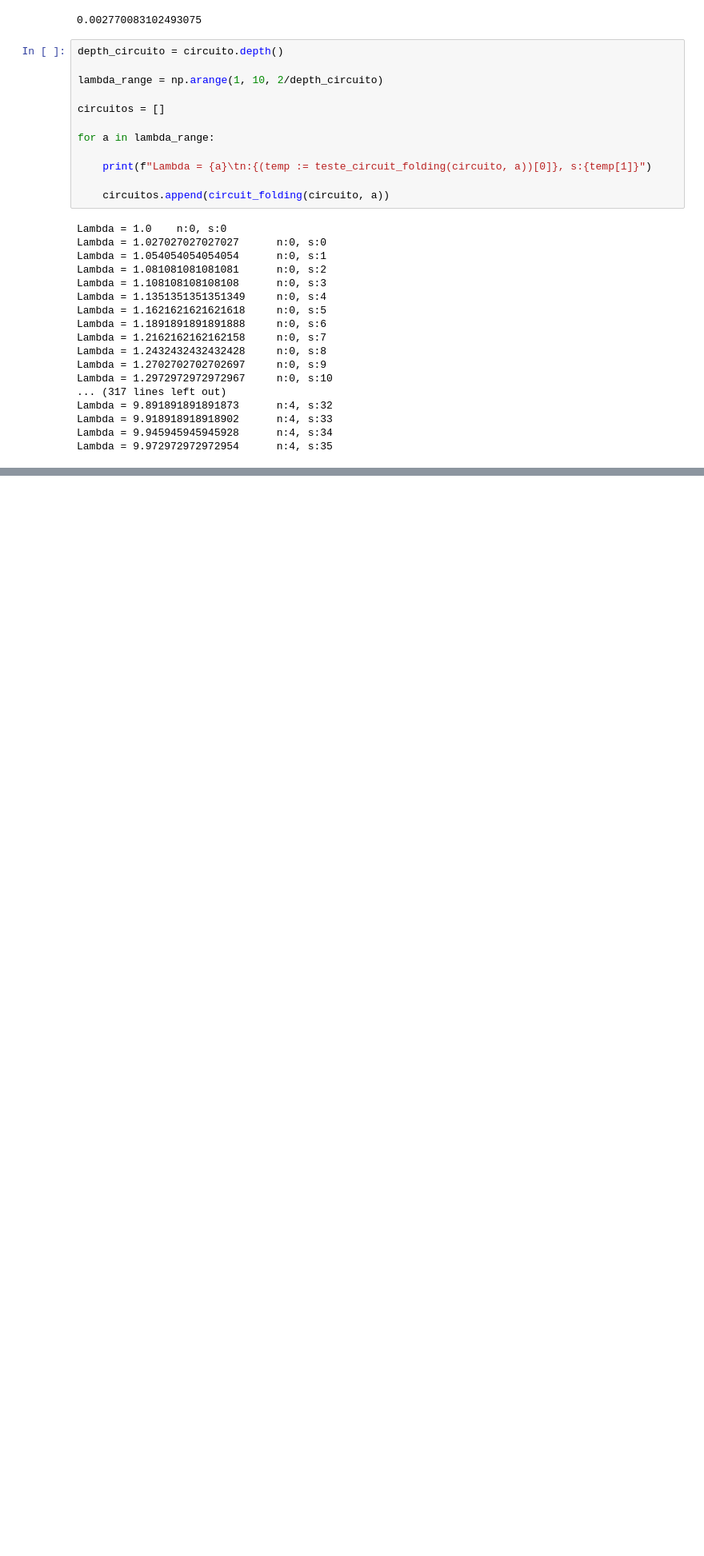
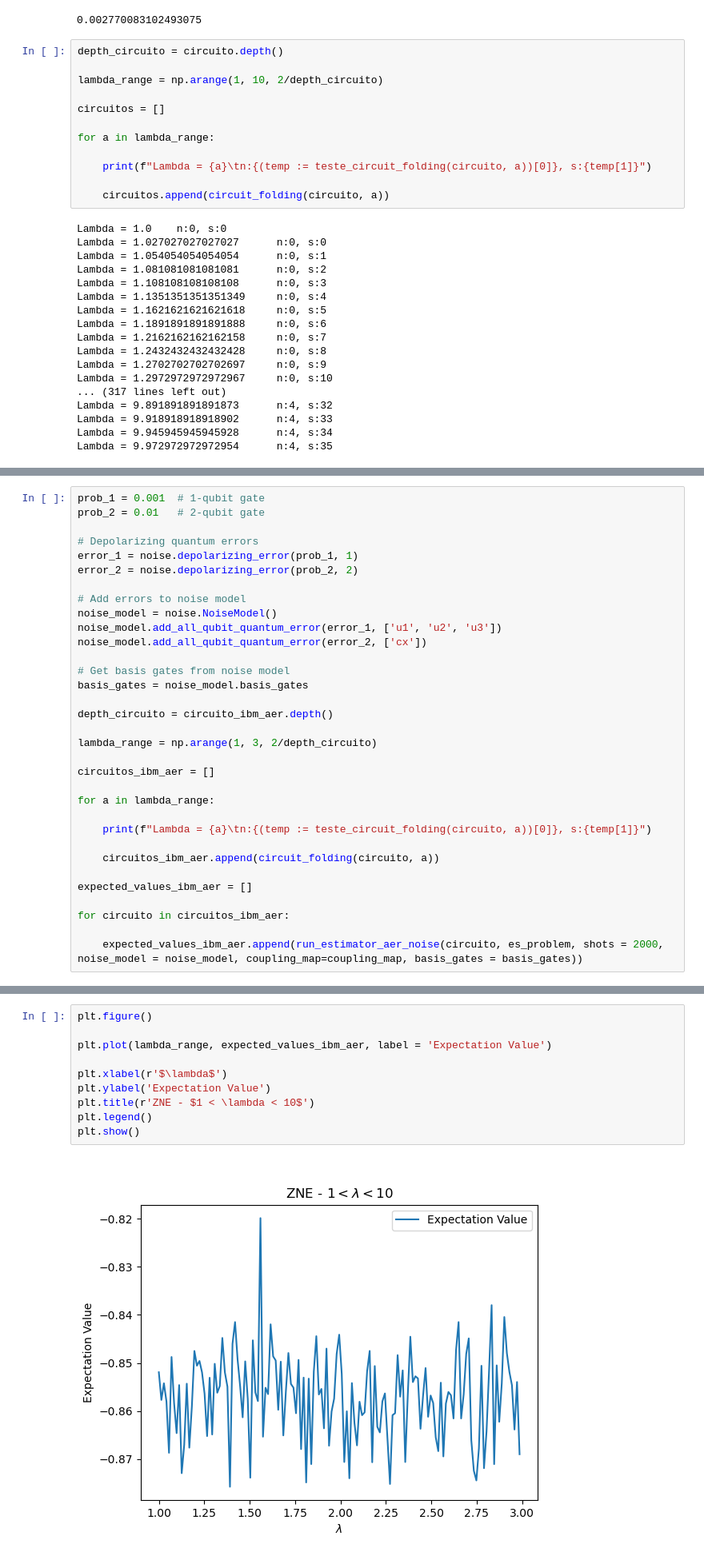
Before and after one commit to Gtortoretto/Quantum-Computing, a Jupyter notebook: AWS/Gabriel/GroundState6 - ZNE/main.ipynb, the cells around one changed output, grey strips where cells are left out. Shown at 80% size. Drawn from its saved outputs; the diff is of its cells as text; blank space fills up the shorter version.

```diff
--- a/AWS/Gabriel/GroundState6 - ZNE/main.ipynb
+++ b/AWS/Gabriel/GroundState6 - ZNE/main.ipynb
@@ -524,0 +621,33 @@ plt.show()
+# %%
+prob_1 = 0.001  # 1-qubit gate
+prob_2 = 0.01   # 2-qubit gate
+
+# Depolarizing quantum errors
+error_1 = noise.depolarizing_error(prob_1, 1)
+error_2 = noise.depolarizing_error(prob_2, 2)
+
+# Add errors to noise model
+noise_model = noise.NoiseModel()
+noise_model.add_all_qubit_quantum_error(error_1, ['u1', 'u2', 'u3'])
+noise_model.add_all_qubit_quantum_error(error_2, ['cx'])
+
+# Get basis gates from noise model
+basis_gates = noise_model.basis_gates
+
+depth_circuito = circuito_ibm_aer.depth()
+
+lambda_range = np.arange(1, 3, 2/depth_circuito)
+
+circuitos_ibm_aer = []
+
+for a in lambda_range:
+
+    print(f"Lambda = {a}\tn:{(temp := teste_circuit_folding(circuito, a))[0]}, s:{temp[1]}")
+
+    circuitos_ibm_aer.append(circuit_folding(circuito, a))
+
+expected_values_ibm_aer = []
+
+for circuito in circuitos_ibm_aer:
+
+    expected_values_ibm_aer.append(run_estimator_aer_noise(circuito, es_problem, shots = 2000, noise_model = noise_model, coupling_map=coupling_map, basis_gates = basis_gates))
@@ -524,0 +672,12 @@ plt.show()
+# %%
+plt.figure()
+
+plt.plot(lambda_range, expected_values_ibm_aer, label = 'Expectation Value')
+
+plt.xlabel(r'$\lambda$')
+plt.ylabel('Expectation Value')
+plt.title(r'ZNE - $1 < \lambda < 10$')
+plt.legend()
+plt.show()
+# %% [output]
+[figure, added]
```
Also changed, not shown: parts of 18 cells of this notebook, 18 other files.
